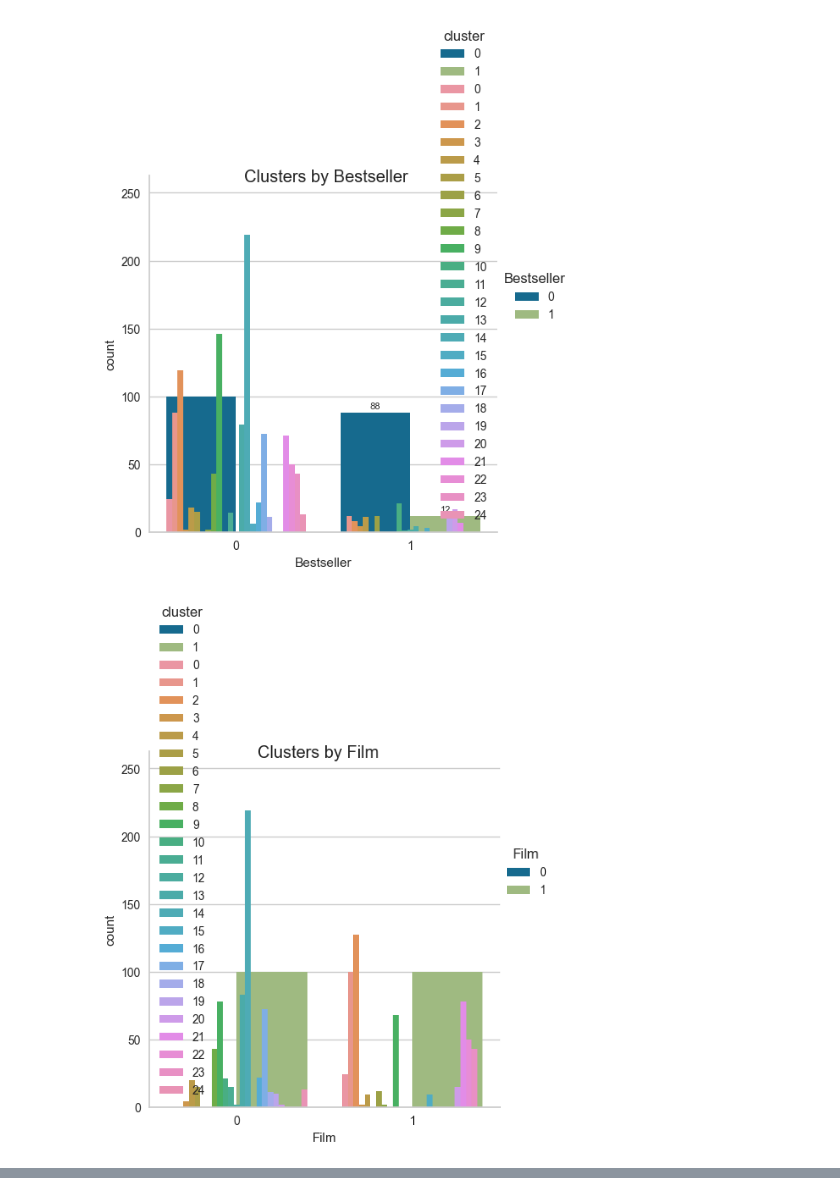
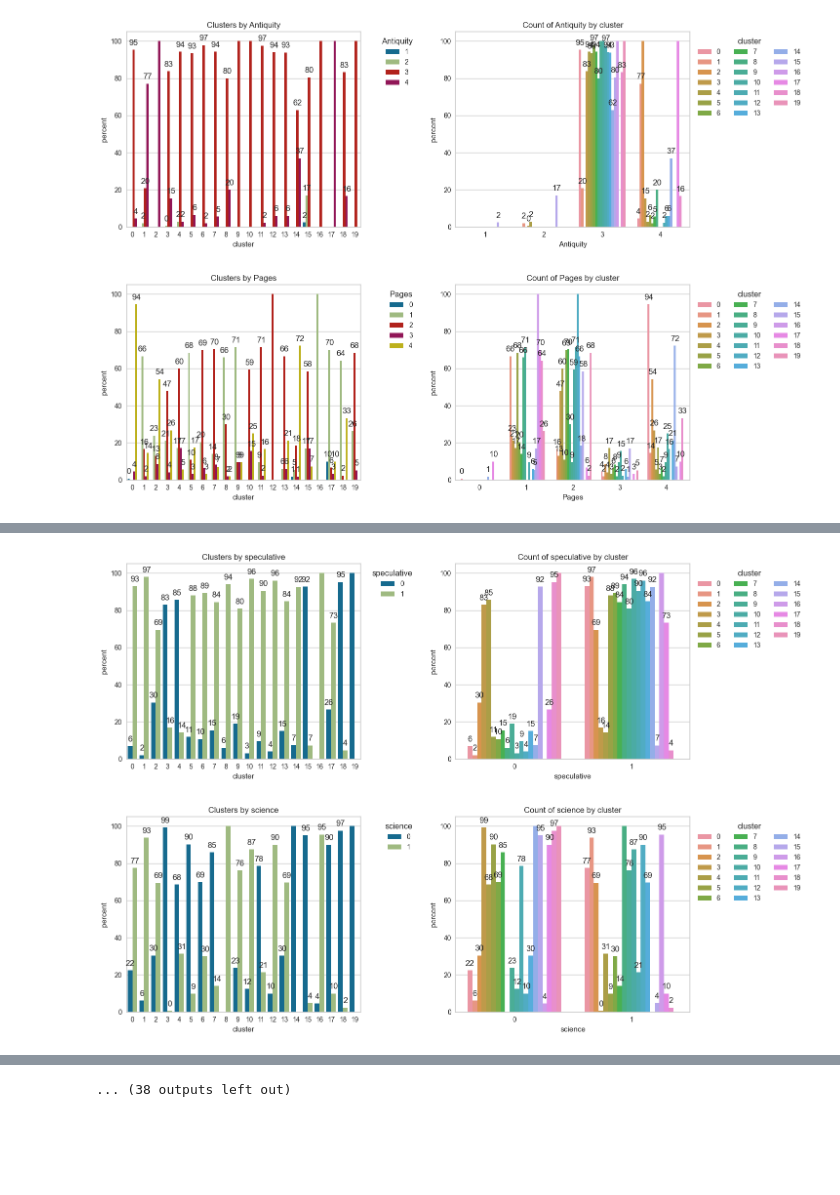
Before and after one commit to VictorGesiarz/Practica-2, a Jupyter notebook: Code/Python/Clustering/hierarchical_clustering.ipynb, the cells around one changed output, grey strips where cells are left out. Drawn from its saved outputs; the diff is of its cells as text; code cells hidden in the pictures; blank space fills up the shorter version.

Commit message:
clustering

```diff
--- a/Code/Python/Clustering/hierarchical_clustering.ipynb
+++ b/Code/Python/Clustering/hierarchical_clustering.ipynb
@@ -20,18 +24,15 @@ columns = ['Antiquity', 'Pages', 'Bestseller', 'Film', 'Saga', ]
 # %%
 # Extract numerical features for clustering
+columns=['Antiquity', 'Pages', 'Bestseller', 'Film', 'Saga'] + GENRES
 def get_variables(case):
     variables, genres = case.get_variables()
     return variables + genres
 data = [get_variables(case) for case in cases]
 # data = pd.DataFrame(data, columns=columns)
-data = pd.DataFrame(data)
+data = pd.DataFrame(data, columns=columns)
-# %%
-# Extract numerical features for clustering
-data = [case.get_variables()[0] for case in cases]
-data = pd.DataFrame(data, columns=['Antiquity', 'Pages', 'Bestseller', 'Film', 'Saga'])
 # %%
-clustering = AgglomerativeClustering(affinity='jaccard', linkage='complete')
+# clustering = AgglomerativeClustering(affinity='jaccard', linkage='complete')
 
 
-evaluate_clusters(data, clustering, k_range=range(5, 30))
+# evaluate_clusters(data, clustering, k_range=range(5, 10))
 # %% [output]
@@ -52,5 +102,5 @@ plt.show()
 # %%
-clustering = AgglomerativeClustering(n_clusters=25, affinity='jaccard', linkage='complete')
+clustering.n_clusters = 20
 clusters = clustering.fit_predict(data)
 
 # Add cluster information to Case objects
@@ -67,6 +135,6 @@ _ = cluster_data['cluster'].value_counts().plot(kind='bar')
 # %%
-cat_vars = ["Bestseller", "Film", "Saga", "Antiquity", "Pages"]
+cat_vars = columns
 profiling_clustering_cats(cluster_data, cat_vars)
 # %% [output]
-[figure, old version]
+[figure, new version]
-[figure, old version]
+[figure, new version]
@@ -75,0 +144,2 @@ profiling_clustering_cats(cluster_data, cat_vars)
+[figure, added]
+[figure, added]
@@ -75,0 +151 @@ profiling_clustering_cats(cluster_data, cat_vars)
+... (38 outputs left out)
```
Also changed, not shown: parts of 11 cells of this notebook, 2 other files.
